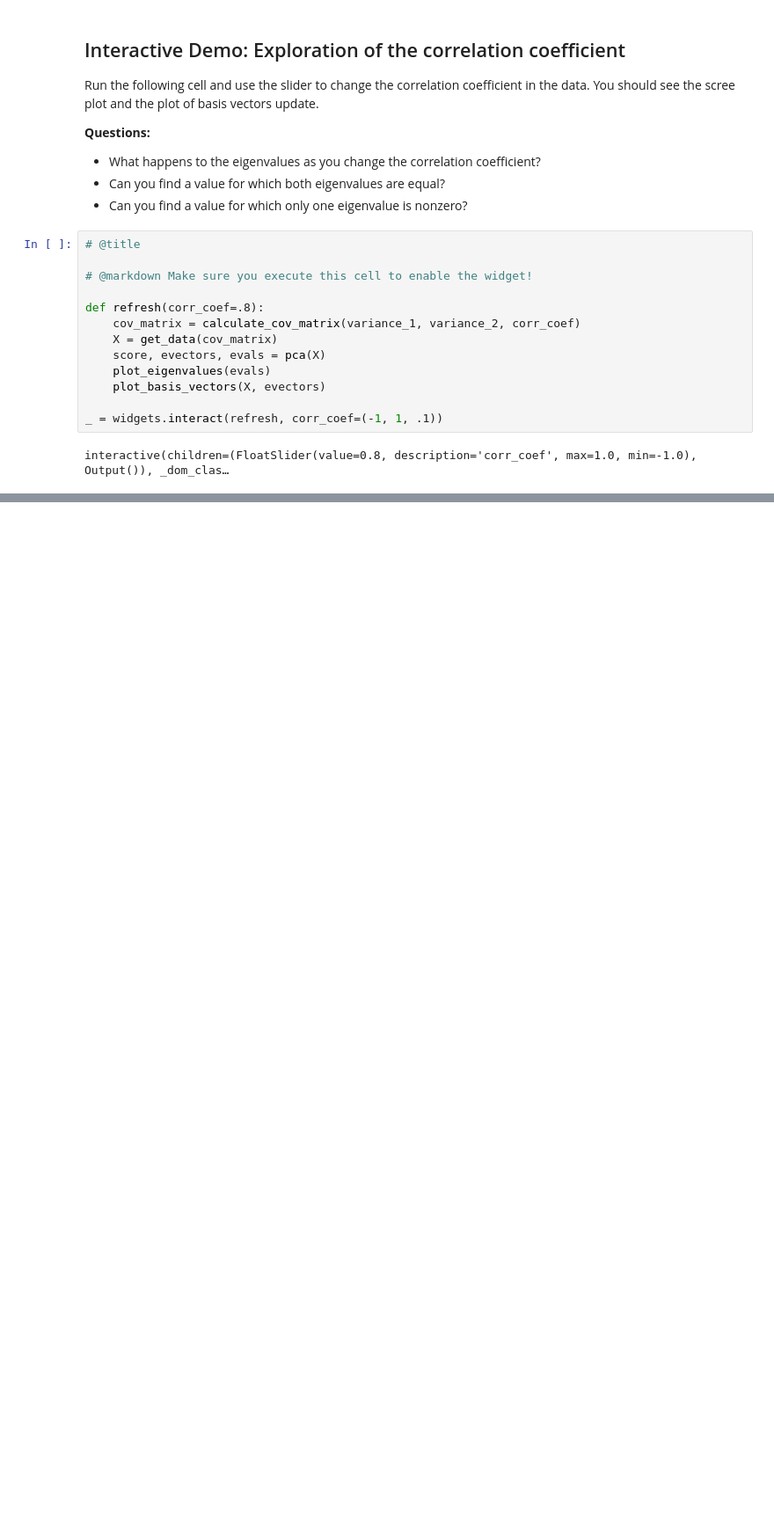
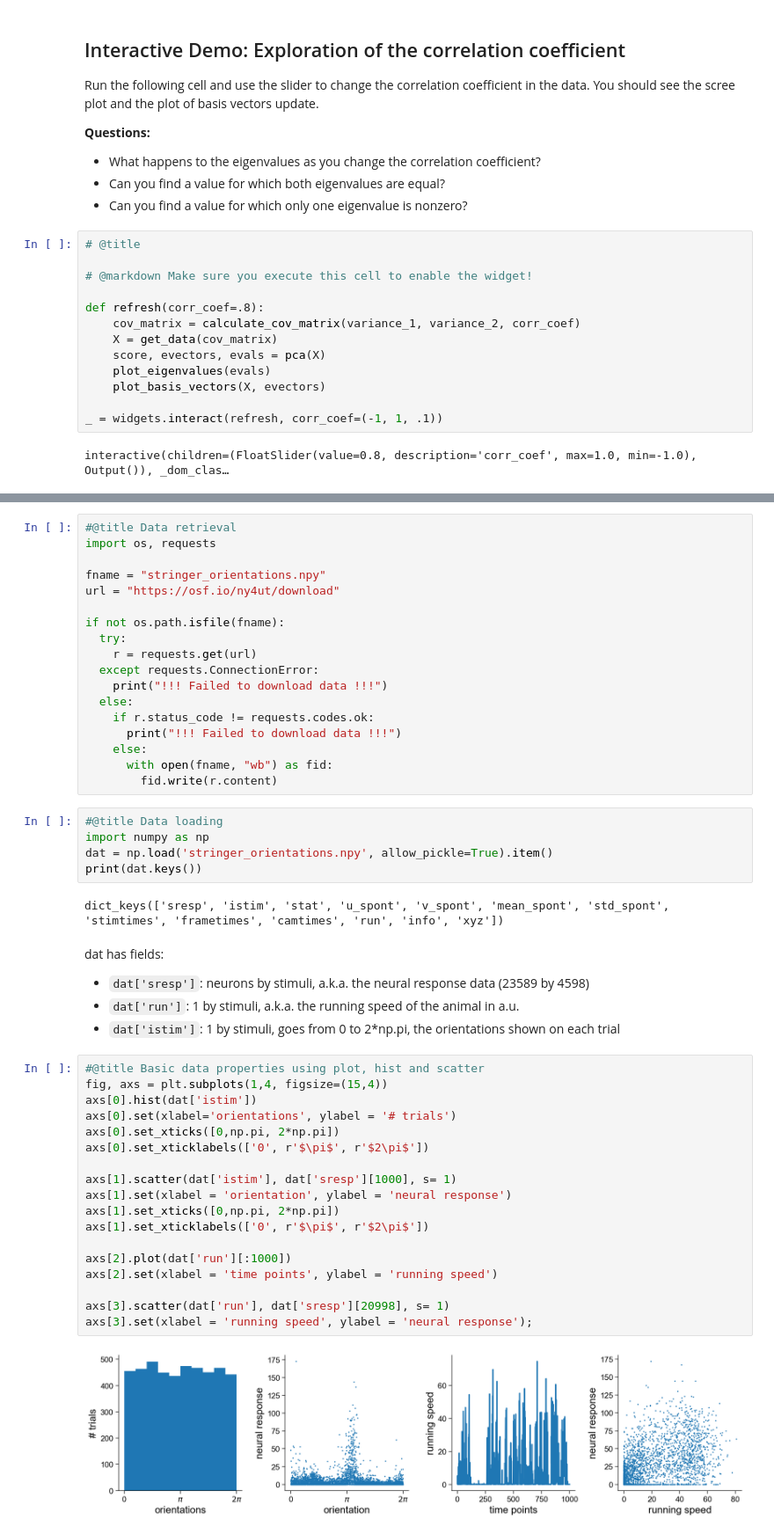
Before and after one commit to NeoNeuron/SJTU-11th-CNS-Winter-School, a Jupyter notebook: tutorial1/Tutorial1_Dimension_Reduction_Part1.ipynb, the cells around one changed output, grey strips where cells are left out. Shown at 88% size. Saved outputs shown, nothing was run; the diff lists cells and outputs as text; blank space fills up the shorter version.

```diff
--- a/tutorial1/Tutorial1_Dimension_Reduction_Part1.ipynb
+++ b/tutorial1/Tutorial1_Dimension_Reduction_Part1.ipynb
@@ -481,0 +546,50 @@ interactive(children=(FloatSlider(value=0.8, description='corr_coef', max=1.0, m
+# %%
+#@title Data retrieval
+import os, requests
+
+fname = "stringer_orientations.npy"
+url = "https://osf.io/ny4ut/download"
+
+if not os.path.isfile(fname):
+  try:
+    r = requests.get(url)
+  except requests.ConnectionError:
+    print("!!! Failed to download data !!!")
+  else:
+    if r.status_code != requests.codes.ok:
+      print("!!! Failed to download data !!!")
+    else:
+      with open(fname, "wb") as fid:
+        fid.write(r.content)
+# %%
+#@title Data loading
+import numpy as np
+dat = np.load('stringer_orientations.npy', allow_pickle=True).item()
+print(dat.keys())
+# %% [output]
+dict_keys(['sresp', 'istim', 'stat', 'u_spont', 'v_spont', 'mean_spont', 'std_spont', 'stimtimes', 'frametimes', 'camtimes', 'run', 'info', 'xyz'])
+# %% [markdown]
+dat has fields:
+* `dat['sresp']`: neurons by stimuli, a.k.a. the neural response data (23589 by 4598)
+* `dat['run']`: 1 by stimuli, a.k.a. the running speed of the animal in a.u.
+* `dat['istim']`: 1 by stimuli, goes from 0 to 2*np.pi, the orientations shown on each trial
+# %%
+#@title Basic data properties using plot, hist and scatter
+fig, axs = plt.subplots(1,4, figsize=(15,4))
+axs[0].hist(dat['istim'])
+axs[0].set(xlabel='orientations', ylabel = '# trials')
+axs[0].set_xticks([0,np.pi, 2*np.pi])
+axs[0].set_xticklabels(['0', r'$\pi$', r'$2\pi$'])
+
+axs[1].scatter(dat['istim'], dat['sresp'][1000], s= 1)
+axs[1].set(xlabel = 'orientation', ylabel = 'neural response')
+axs[1].set_xticks([0,np.pi, 2*np.pi])
+axs[1].set_xticklabels(['0', r'$\pi$', r'$2\pi$'])
+
+axs[2].plot(dat['run'][:1000])
+axs[2].set(xlabel = 'time points', ylabel = 'running speed')
+
+axs[3].scatter(dat['run'], dat['sresp'][20998], s= 1)
+axs[3].set(xlabel = 'running speed', ylabel = 'neural response');
+# %% [output]
+[figure, added]
```
Also changed, not shown: parts of 36 cells of this notebook, 5 other files.
